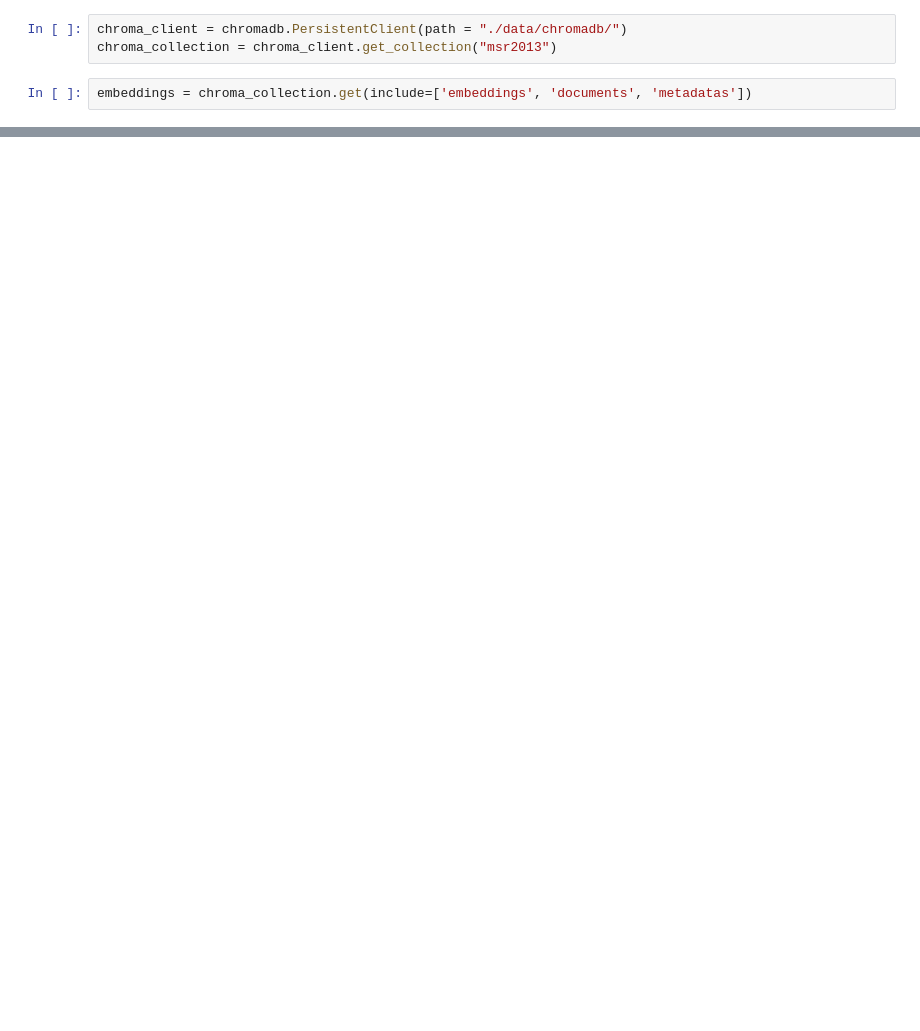
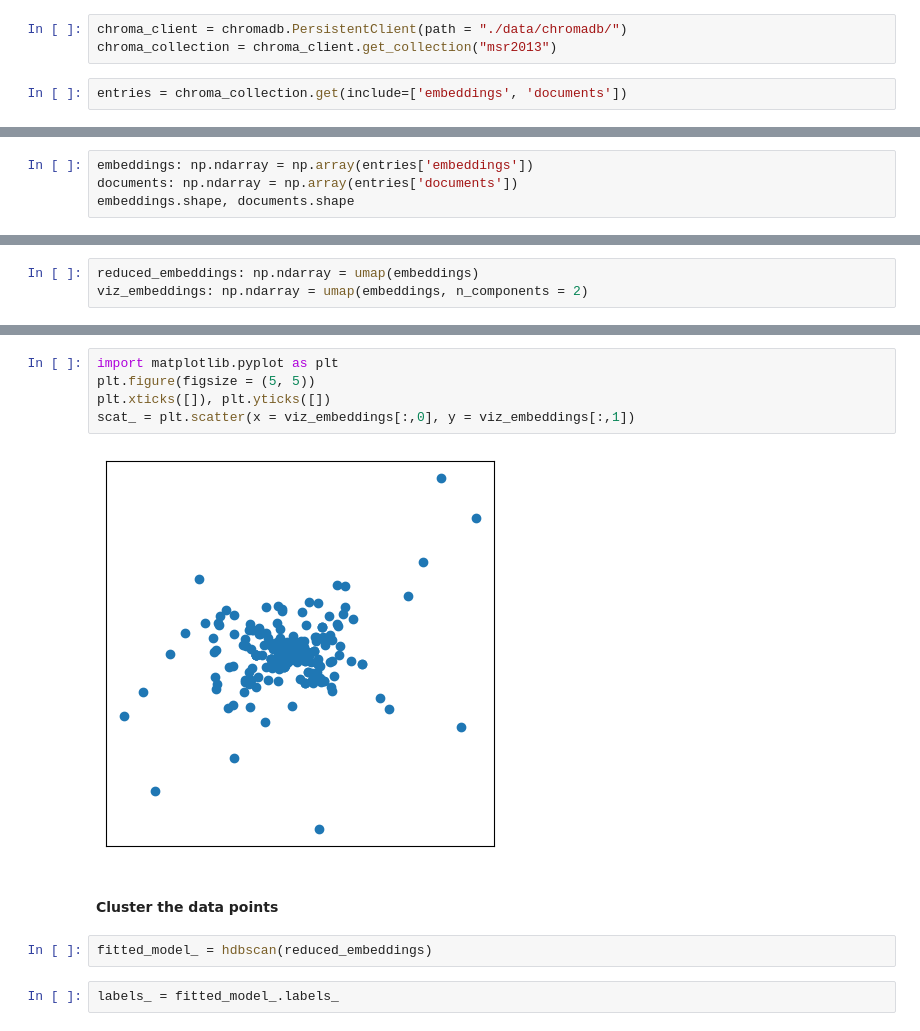
Before and after one commit to lvxhnat/semantic-search, a Jupyter notebook: preprocessing (2).ipynb, the cells around one changed output, grey strips where cells are left out. Saved outputs shown, nothing was run; the diff lists cells and outputs as text; blank space fills up the shorter version.

```diff
--- a/preprocessing (2).ipynb
+++ b/preprocessing (2).ipynb
@@ -6,4 +7,4 @@ import numpy as np
 chroma_client = chromadb.PersistentClient(path = "./data/chromadb/")
 chroma_collection = chroma_client.get_collection("msr2013")
 # %%
-embeddings = chroma_collection.get(include=['embeddings', 'documents', 'metadatas'])
+entries = chroma_collection.get(include=['embeddings', 'documents'])
@@ -17,0 +11,4 @@ reduced_embeddings = hdbscan(
+# %%
+embeddings: np.ndarray = np.array(entries['embeddings'])
+documents: np.ndarray = np.array(entries['documents'])
+embeddings.shape, documents.shape
@@ -17,0 +19,3 @@ reduced_embeddings = hdbscan(
+# %%
+reduced_embeddings: np.ndarray = umap(embeddings)
+viz_embeddings: np.ndarray = umap(embeddings, n_components = 2)
@@ -17,0 +58,13 @@ reduced_embeddings = hdbscan(
+# %%
+import matplotlib.pyplot as plt
+plt.figure(figsize = (5, 5))
+plt.xticks([]), plt.yticks([])
+scat_ = plt.scatter(x = viz_embeddings[:,0], y = viz_embeddings[:,1])
+# %% [output]
+[figure, added]
+# %% [markdown]
+#### Cluster the data points
+# %%
+fitted_model_ = hdbscan(reduced_embeddings)
+# %%
+labels_ = fitted_model_.labels_
```
Also changed, not shown: parts of 20 cells of this notebook, 3 other files.
